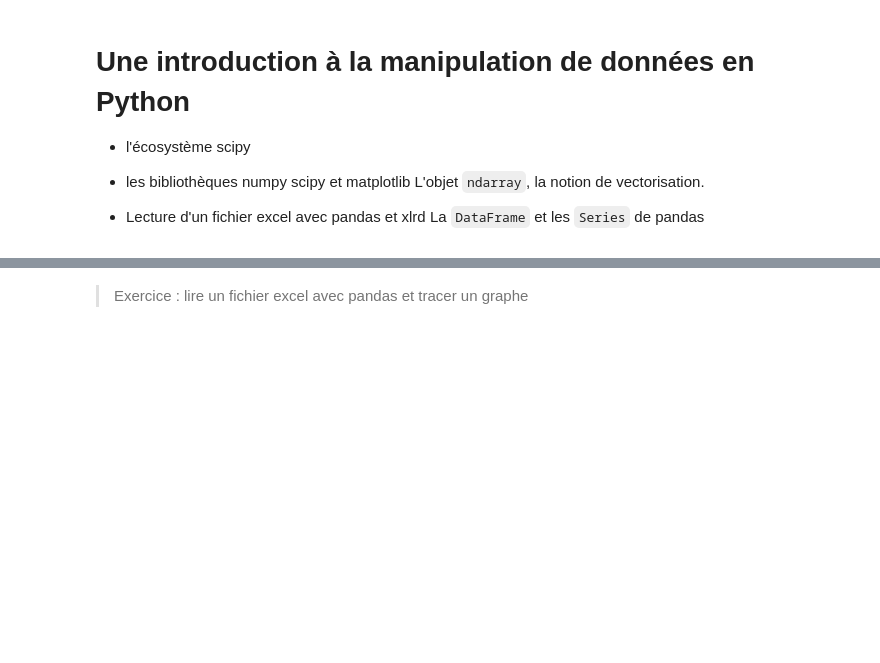
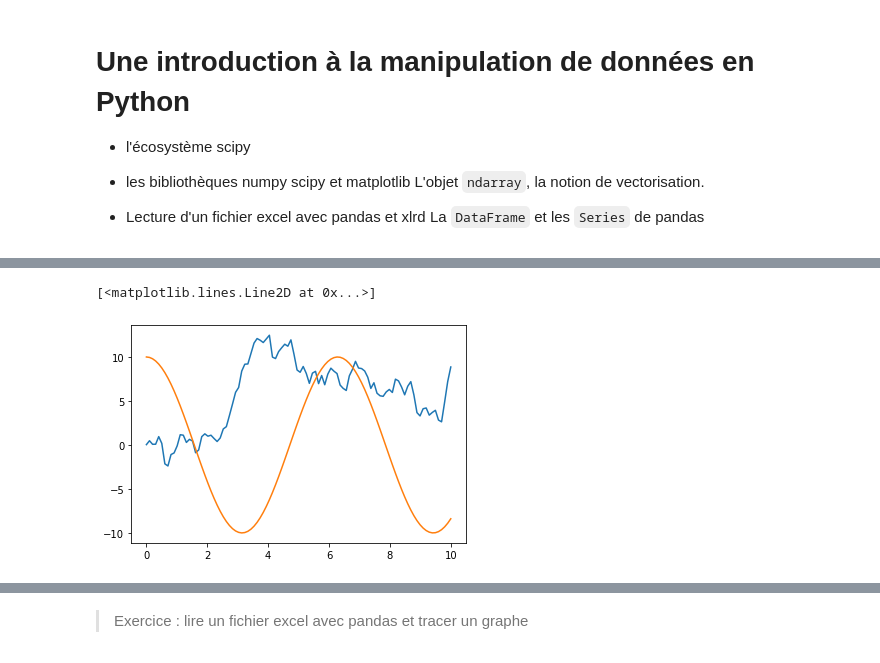
Before and after one commit to glyg/learn_python, a Jupyter notebook: 04-Analyse-de-données.ipynb, the cells around one changed output, grey strips where cells are left out. Drawn from its saved outputs; the diff is of its cells as text; code cells hidden in the pictures; blank space fills up the shorter version.

```diff
--- a/04-Analyse-de-données.ipynb
+++ b/04-Analyse-de-données.ipynb
@@ -72,0 +189,2 @@ import matplotlib.pyplot as plt
+# %%
+data = np.random.normal(0, 1, size=(100))
@@ -72,0 +228,7 @@ import matplotlib.pyplot as plt
+# %%
+xs = np.linspace(0, 10, 100)
+plt.plot(xs, data.cumsum())
+plt.plot(xs, 10 * np.cos(xs))
+# %% [output]
+[<matplotlib.lines.Line2D at 0x...>]
+[figure, added]
```
Also changed, not shown: parts of 84 cells of this notebook, 10 other files.
